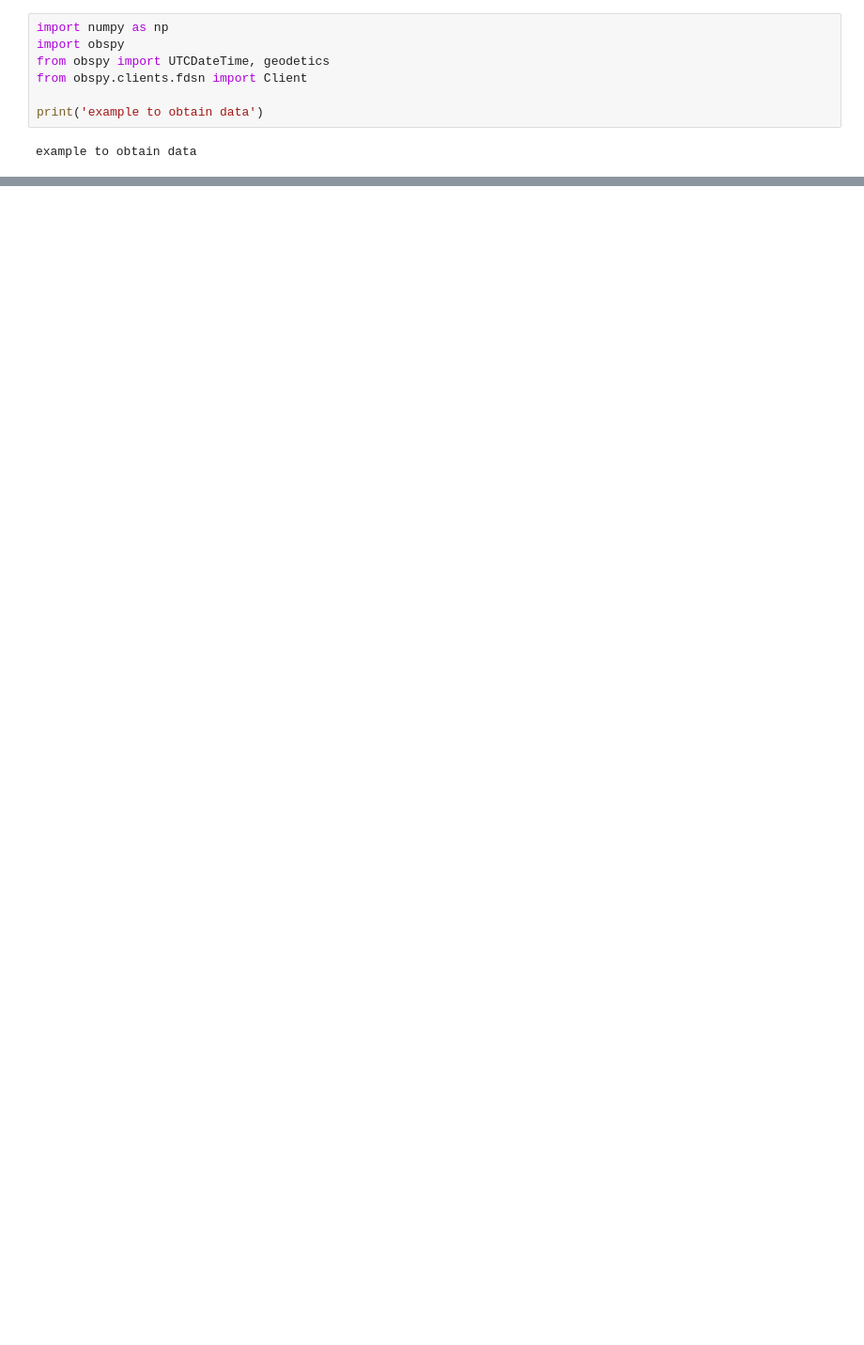
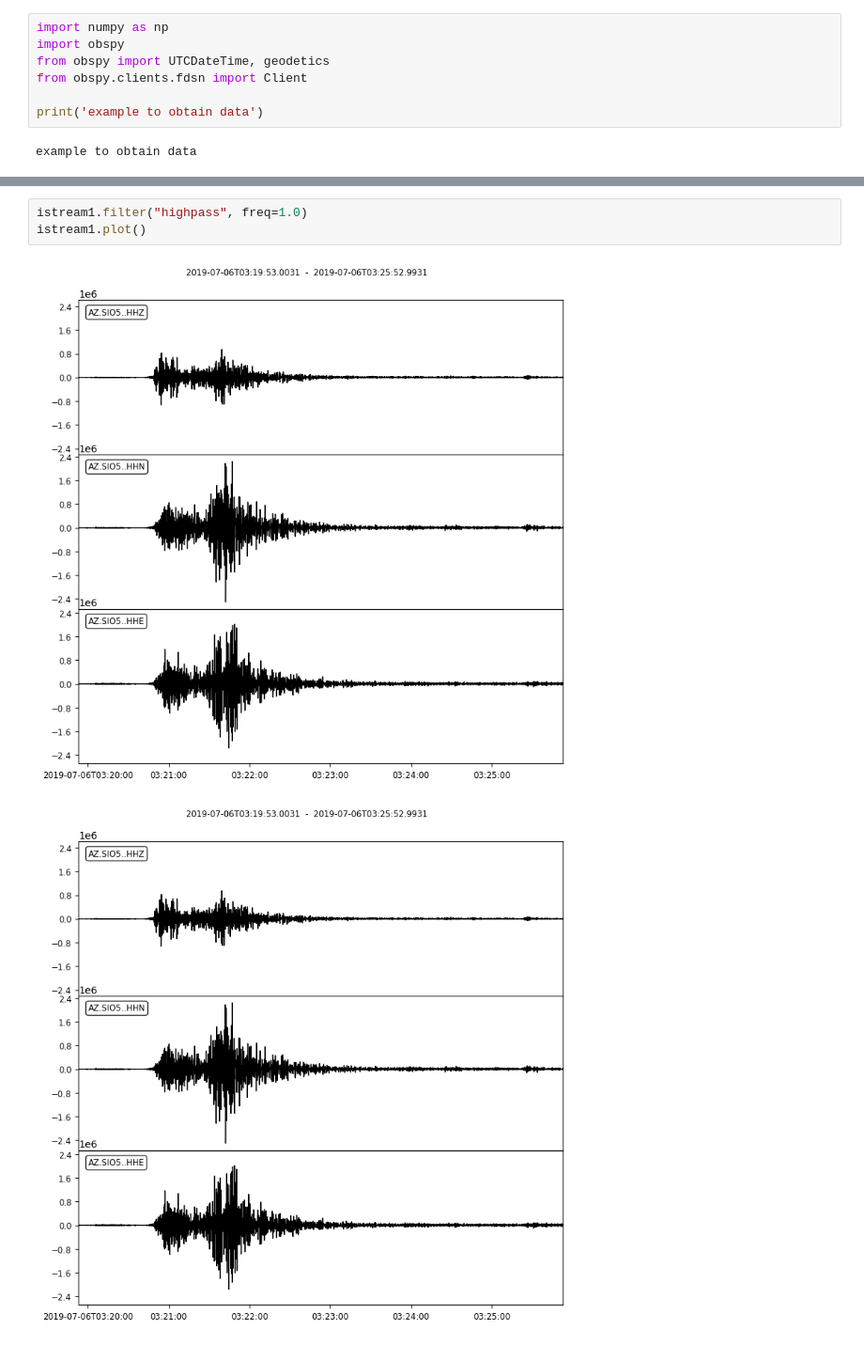
Before and after one commit to wenyfan/SIO161, a Jupyter notebook: Ex6_record.ipynb, the cells around one changed output, grey strips where cells are left out. Shown at 94% size. Drawn from its saved outputs; the diff is of its cells as text; blank space fills up the shorter version.

```diff
--- a/Ex6_record.ipynb
+++ b/Ex6_record.ipynb
@@ -23,0 +66,6 @@ ImportError: Neither Basemap nor Cartopy could be imported.
+# %%
+istream1.filter("highpass", freq=1.0)
+istream1.plot()
+# %% [output]
+[figure, added]
+[figure, added]
```
Also changed, not shown: parts of 7 cells of this notebook.
